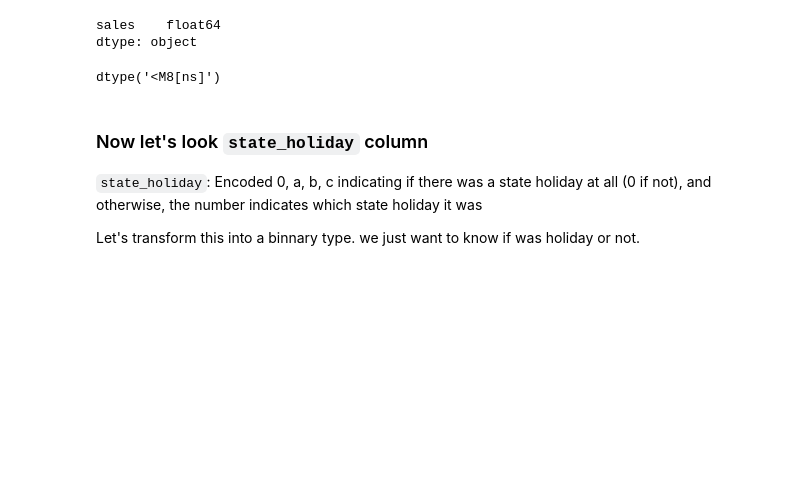
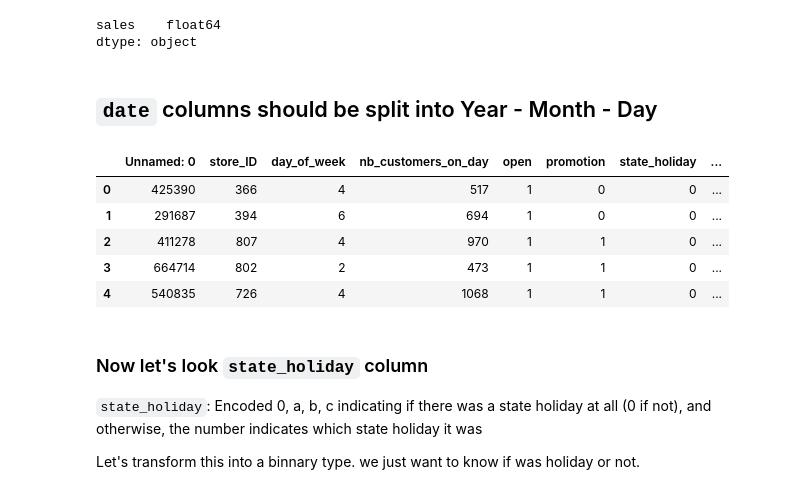
Before and after one commit to ciblois/IronKaggle, a Jupyter notebook: feature_engineering.ipynb, the cells around one changed output. Drawn from its saved outputs; the diff is of its cells as text; code cells hidden in the pictures; blank space fills up the shorter version.

```diff
--- a/feature_engineering.ipynb
+++ b/feature_engineering.ipynb
@@ -77,11 +77,23 @@ labels.dtypes
 # %% [output]
 sales    float64
 dtype: object
-# %%
-features['date'] = pd.to_datetime(sales['date'])
-features['date'].dtypes
-# %% [output]
-dtype('<M8[ns]')
+# %% [markdown]
+## `date` columns should be split into Year - Month - Day
+# %%
+date = ['Year','Month','Day']
+for days in date:
+    dd = features['date'].apply(lambda x: list(x.split('-')))
+    index = date.index(str(days))
+    features[str(days)] = dd.apply(lambda x: x[index])
+features.drop(columns=['date'],inplace=True)
+features.head()
+# %% [output]
+|  | Unnamed: 0 | store_ID | day_of_week | nb_customers_on_day | open | promotion | state_holiday | ... |
+| 0 | 425390 | 366 | 4 | 517 | 1 | 0 | 0 | ... |
+| 1 | 291687 | 394 | 6 | 694 | 1 | 0 | 0 | ... |
+| 2 | 411278 | 807 | 4 | 970 | 1 | 1 | 0 | ... |
+| 3 | 664714 | 802 | 2 | 473 | 1 | 1 | 0 | ... |
+| 4 | 540835 | 726 | 4 | 1068 | 1 | 1 | 0 | ... |
 # %% [markdown]
 ### Now let's look `state_holiday` column
 
```
Also changed, not shown: parts of 25 cells of this notebook, 9 other files.
